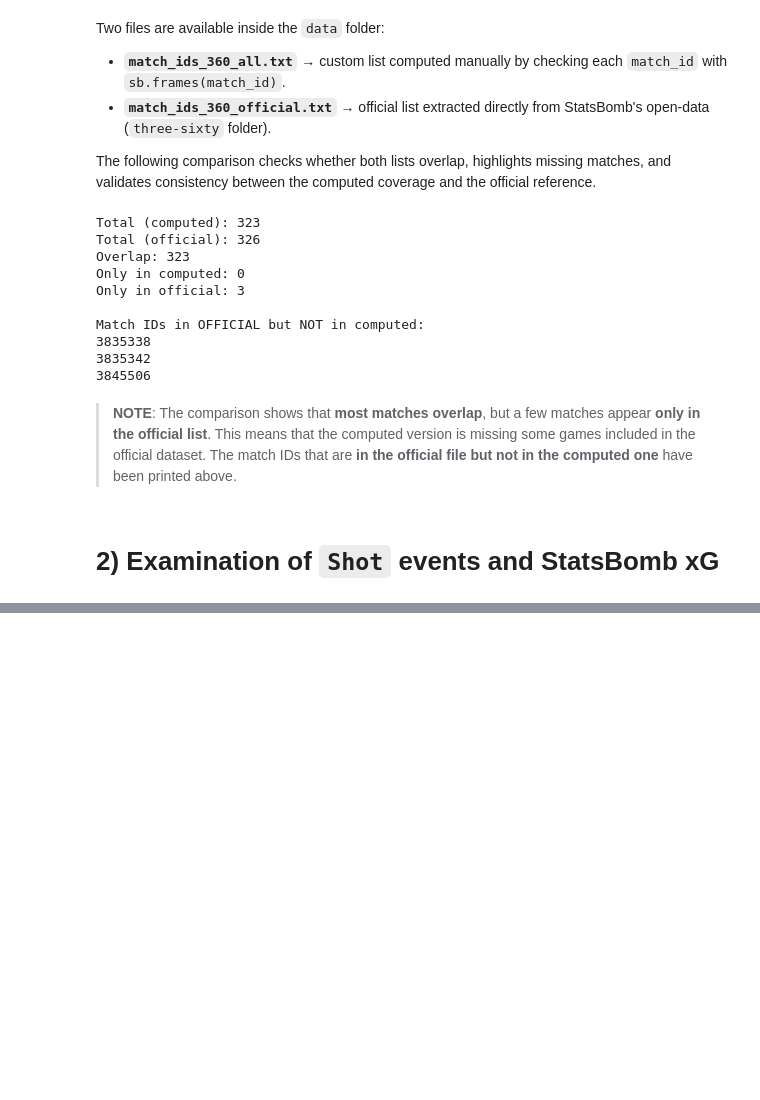
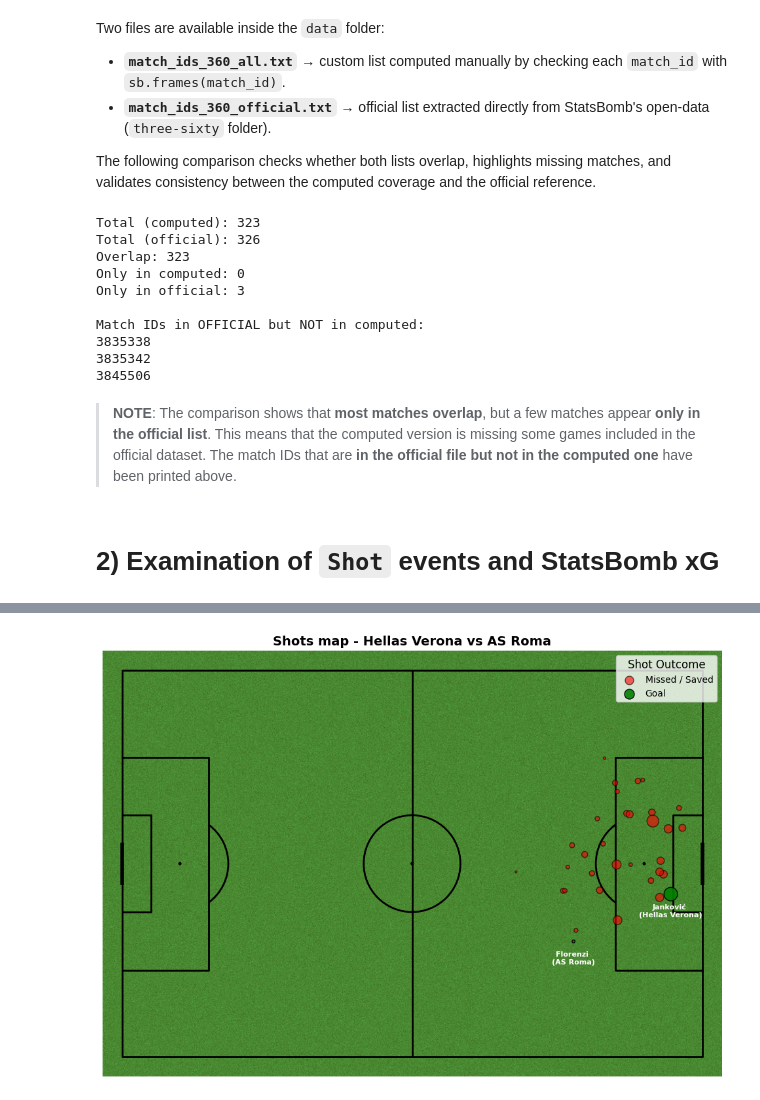
Before and after one commit to Manuele23/Parma-assignment, a Jupyter notebook: task1_xg/01_data_exploration.ipynb, the cells around one changed output, grey strips where cells are left out. Drawn from its saved outputs; the diff is of its cells as text; code cells hidden in the pictures; blank space fills up the shorter version.

```diff
--- a/task1_xg/01_data_exploration.ipynb
+++ b/task1_xg/01_data_exploration.ipynb
@@ -660,0 +644,8 @@ NameError: name 'df_xg' is not defined
+# %%
+# First Roma match
+first_row = roma_matches.iloc[0]
+first_match_id = int(first_row['match_id'])
+
+# Display match columns
+print("Match columns:")
+roma_matches[roma_matches["match_id"] == first_match_id].columns.tolist()
@@ -660,0 +771,51 @@ NameError: name 'df_xg' is not defined
+# %%
+from mplsoccer import Pitch
+import matplotlib.pyplot as plt
+
+# Create pitch
+pitch = Pitch(pitch_type='statsbomb', line_color='black', pitch_color='grass')
+fig, ax = pitch.draw(figsize=(10, 7))
+
+# Separate goals and non-goals
+goals = shots[shots['shot_outcome'] == 'Goal']
+others = shots[shots['shot_outcome'] != 'Goal']
+
+# Plot non-goals
+pitch.scatter(
+    others['location'].apply(lambda x: x[0]),
+    others['location'].apply(lambda x: x[1]),
+    s=others['shot_statsbomb_xg']*800 if 'shot_statsbomb_xg' in others else 100,
+    c='red', edgecolors='black', alpha=0.6, ax=ax, label='Missed / Saved'
+)
+
+# Plot goals
+pitch.scatter(
+    goals['location'].apply(lambda x: x[0]),
+    goals['location'].apply(lambda x: x[1]),
+    s=goals['shot_statsbomb_xg']*800 if 'shot_statsbomb_xg' in goals else 100,
+    c='green', edgecolors='black', alpha=0.9, ax=ax, label='Goal'
+)
+
+# Add player names above the goals
+for _, row in goals.iterrows():
+
+    x, y = row['location']
+
+    player_name = row['player'].split(' ')[1]
+    player_team = row['team']
+    name_team = f"{player_name} \n({player_team})"
+
+    ax.text(x, y+5, name_team, color='white', fontsize=8, fontweight='bold',
+            ha='center', va='bottom', alpha=1)
+
+# Titles
+plt.title(f"Shots map - {first_row.get('home_team', '')} vs {first_row.get('away_team', '')}",
+          fontsize=14, fontweight='bold')
+plt.legend(
+    fontsize=10,
+    title="Shot Outcome",
+    title_fontsize='12'
+)
+plt.show()
+# %% [output]
+[figure, added]
```
Also changed, not shown: parts of 11 cells of this notebook.
